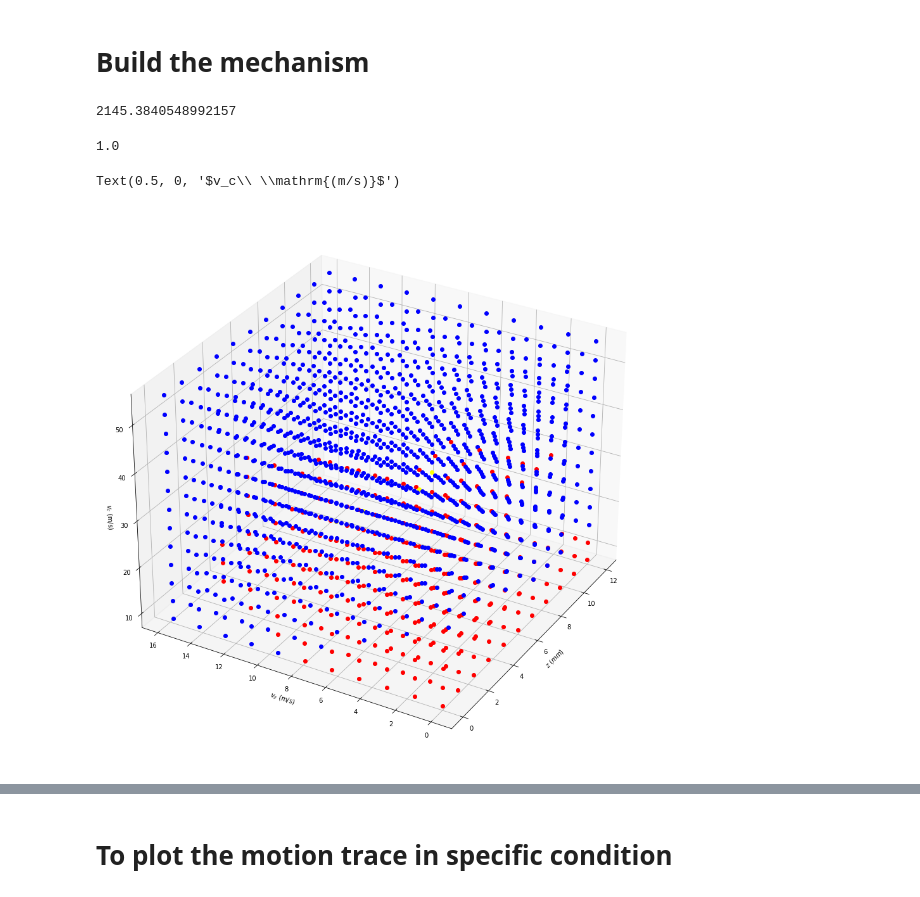
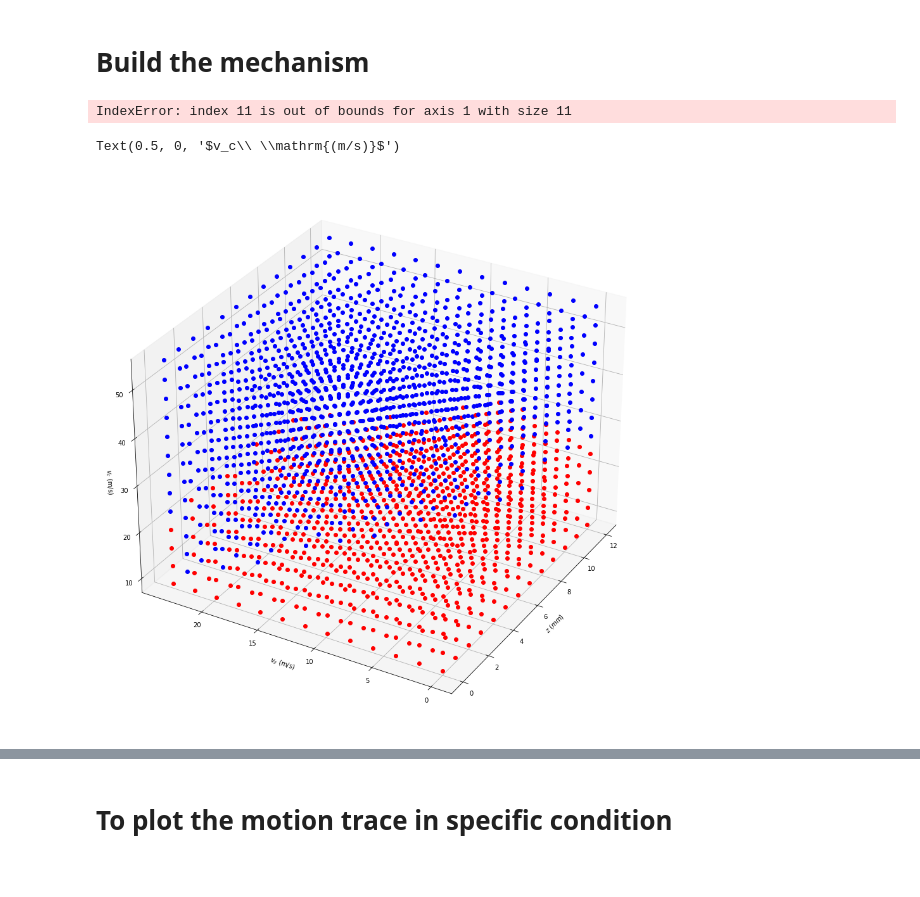
Before and after one commit to DongkyuLim/MgF-simulation, a Jupyter notebook: Vc_function finding.ipynb, the cells around one changed output, grey strips where cells are left out. Drawn from its saved outputs; the diff is of its cells as text; code cells hidden in the pictures.

```diff
--- a/Vc_function finding.ipynb
+++ b/Vc_function finding.ipynb
@@ -384,15 +384,13 @@ def if_trapped(z,vz,vc,v0s,Bgrad,d1,d2,d3,d4,p1,p2,p3,p4,pol1,pol2,pol3,pol4):
     else:
         return 0.
 # %%
-z_range = np.linspace(0,12,11)
-vz_range = np.linspace(0,2,11)
+z_range = np.linspace(0,12,13)
+vz_range = np.linspace(0,3,13)
 vc_range = np.linspace(1,7,13)
 
 Z,VZ,VC = np.meshgrid(z_range,vz_range,vc_range,sparse = 1,indexing='xy')
 
 it = np.nditer([Z,VZ,VC],flags = ["refs_ok","multi_index"],op_flags = ["readonly","readonly"])
-
-Result_array = np.zeros((1,11,11,13))
 # %%
 from Multiprocessing import *
 # %%
@@ -410,9 +408,6 @@ with Pool(16) as pool:
     pool.close()
     pool.join()
 
-for ii,jj in result:
-    Result_array[0][ii] = jj
-
 print(time.time()-start)
 # %% [output]
-2145.3840548992157
+IndexError: index 11 is out of bounds for axis 1 with size 11
@@ -421,46 +414,48 @@ Result_array[0][(0,0,0)]
-# %%
-start = time.time()
-
-for z,vz,vc in tqdm(it):
-    temp = if_trapped(z,vz,vc,**max_parameters[0])
-    ind_z, ind_vz, ind_vc = it.multi_index
-    Result_array[0][ind_z,ind_vz,ind_vc] = temp
-
-print(time.time()-start)
+# %%
+Result_array = np.zeros((1,13,13,13))
+
+for ii,jj in result:
+    Result_array[0][ii] = jj
 # %%
-Result_array[0][4,0,10]
+for ii in range(len(z_range)):
+    for jj in range(len(vz_range)):
+        for kk in range(len(vc_range)):
+            if kk==0:
+                continue
+            else:
+                if Result_array[0][ii,jj,kk-1] == -1:
+                    Result_array[0][ii,jj,kk]=-1
-# %% [output]
-1.0
 # %%
 fig = plt.figure(figsize=(16,16))
 ax = fig.add_subplot(projection = '3d')
 
 camera = Camera(fig)
 
 def color_func(i,j,k):
     if Result_array[0,i,j,k]==1.:
         return 'red'
     elif Result_array[0,i,j,k]==-1.:
         return 'blue'
     else:
         return 'yellow'
 
 for ii,z in enumerate(z_range):
     for jj, vz in enumerate(vz_range):
         for kk, vc in enumerate(vc_range):
             ax.plot(z,vz*v0,vc*v0,'o',color = color_func(ii,jj,kk))
     camera.snap()
 
+n = 0
 ax.view_init(30,210)
 ax.set_xlabel("$z$ ($mm$)")
 ax.set_ylabel("$v_z\ \mathrm{(m/s)}$")
 ax.set_zlabel("$v_c\ \mathrm{(m/s)}$")
-# ax.set_xlim(2.5,3.5)
+# ax.set_xlim(1.2*(n-0.1),1.2*(n+0.1))
 # fig.savefig("./MOT/VC_3D scatter.png")
 # fig.savefig("./MOT/Vc_3D exception.png")
 # %% [output]
 Text(0.5, 0, '$v_c\\ \\mathrm{(m/s)}$')
-[figure, old version]
+[figure, new version]
 # %%
 animation = camera.animate(interval=500, blit=False)
 
```
Also changed, not shown: parts of 12 cells of this notebook, 2 other files.
